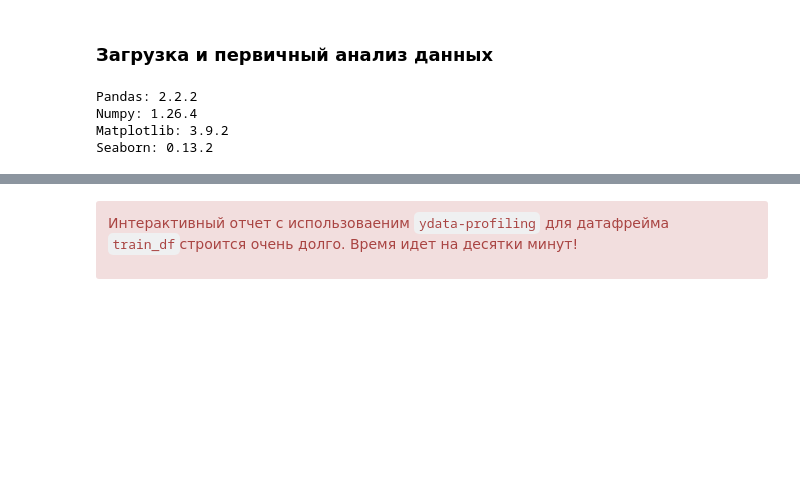
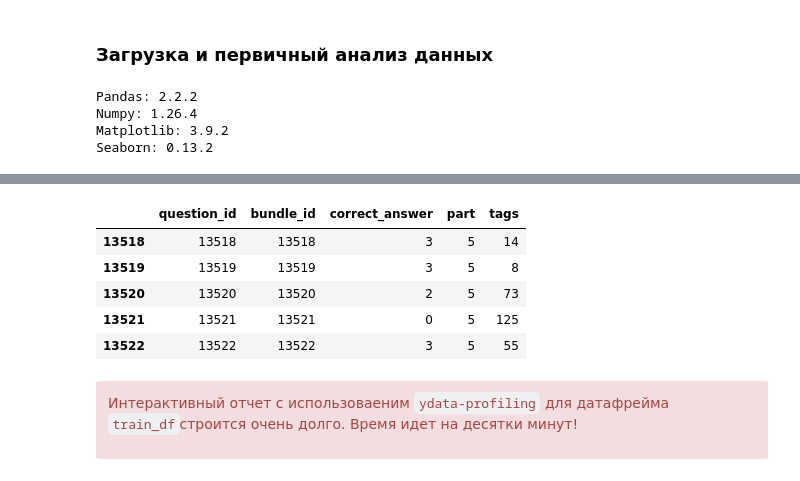
Before and after one commit to nikolay-grudanov/MEPHI-SF_ML, a Jupyter notebook: academic-semester-1/python_for_data_analysis/HW-1/Pandas_HW.ipynb, the cells around one changed output, grey strips where cells are left out. Drawn from its saved outputs; the diff is of its cells as text; code cells hidden in the pictures; blank space fills up the shorter version.

```diff
--- a/academic-semester-1/python_for_data_analysis/HW-1/Pandas_HW.ipynb
+++ b/academic-semester-1/python_for_data_analysis/HW-1/Pandas_HW.ipynb
@@ -128,3 +172,13 @@ dtype: int64
+# %%
+# Посмотрим последнии 5 строк датафрейма questions_df
+display(questions_df.tail(5))
+# %% [output]
+|  | question_id | bundle_id | correct_answer | part | tags |
+| 13518 | 13518 | 13518 | 3 | 5 | 14 |
+| 13519 | 13519 | 13519 | 3 | 5 | 8 |
+| 13520 | 13520 | 13520 | 2 | 5 | 73 |
+| 13521 | 13521 | 13521 | 0 | 5 | 125 |
+| 13522 | 13522 | 13522 | 3 | 5 | 55 |
 # %% [markdown]
 <div class="alert alert-block alert-danger">
     <p>Интерактивный отчет с использоваеним <code>ydata-profiling</code> для датафрейма <code>train_df</code>строится
```
Also changed, not shown: parts of 9 cells of this notebook, 1 other file.
